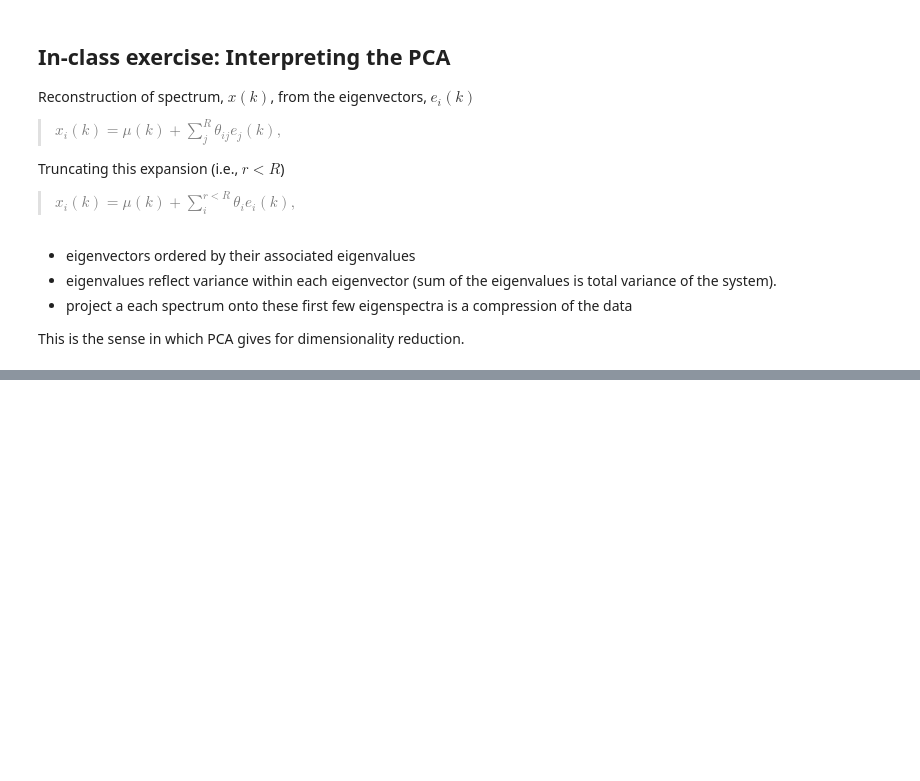
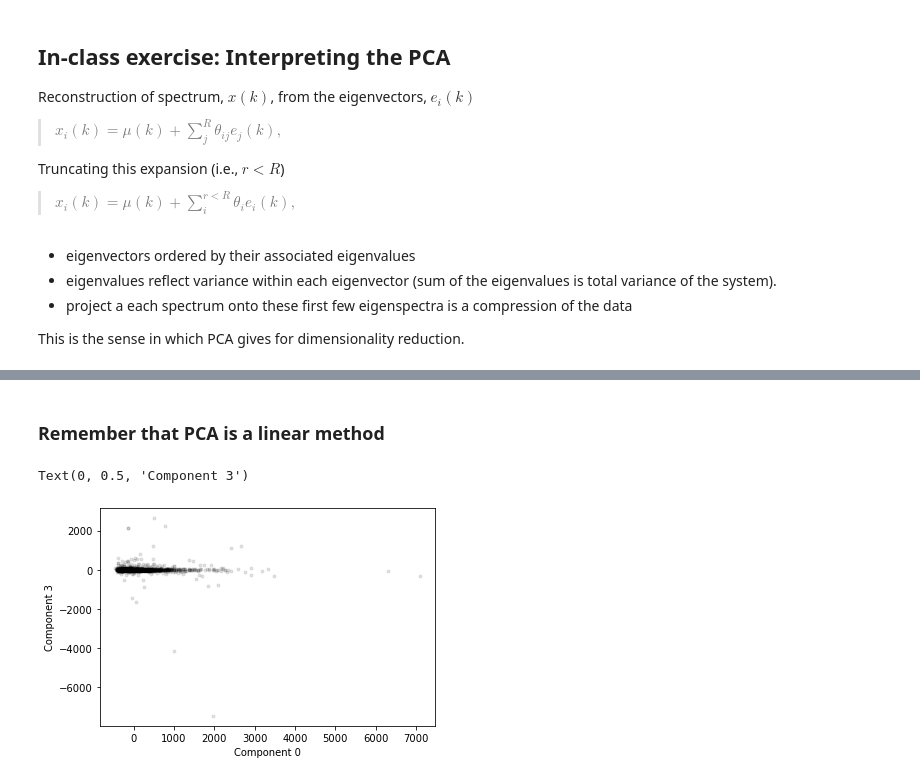
Before and after one commit to mcoughlin/ast8581_2025_Spring, a Jupyter notebook: lecture/12/lecture12.ipynb, the cells around one changed output, grey strips where cells are left out. Drawn from its saved outputs; the diff is of its cells as text; code cells hidden in the pictures; blank space fills up the shorter version.

```diff
--- a/lecture/12/lecture12.ipynb
+++ b/lecture/12/lecture12.ipynb
@@ -705,0 +1035,9 @@ plt.show()
+# %% [markdown]
+### Remember that PCA is a linear method
+# %%
+plt.scatter(pca_transformed[:,0], pca_transformed[:,2], marker='.', color='k', alpha=0.1)
+plt.xlabel('Component 0')
+plt.ylabel('Component 3')
+# %% [output]
+Text(0, 0.5, 'Component 3')
+[figure, added]
```
Also changed, not shown: parts of 36 cells of this notebook, 38 other files.
